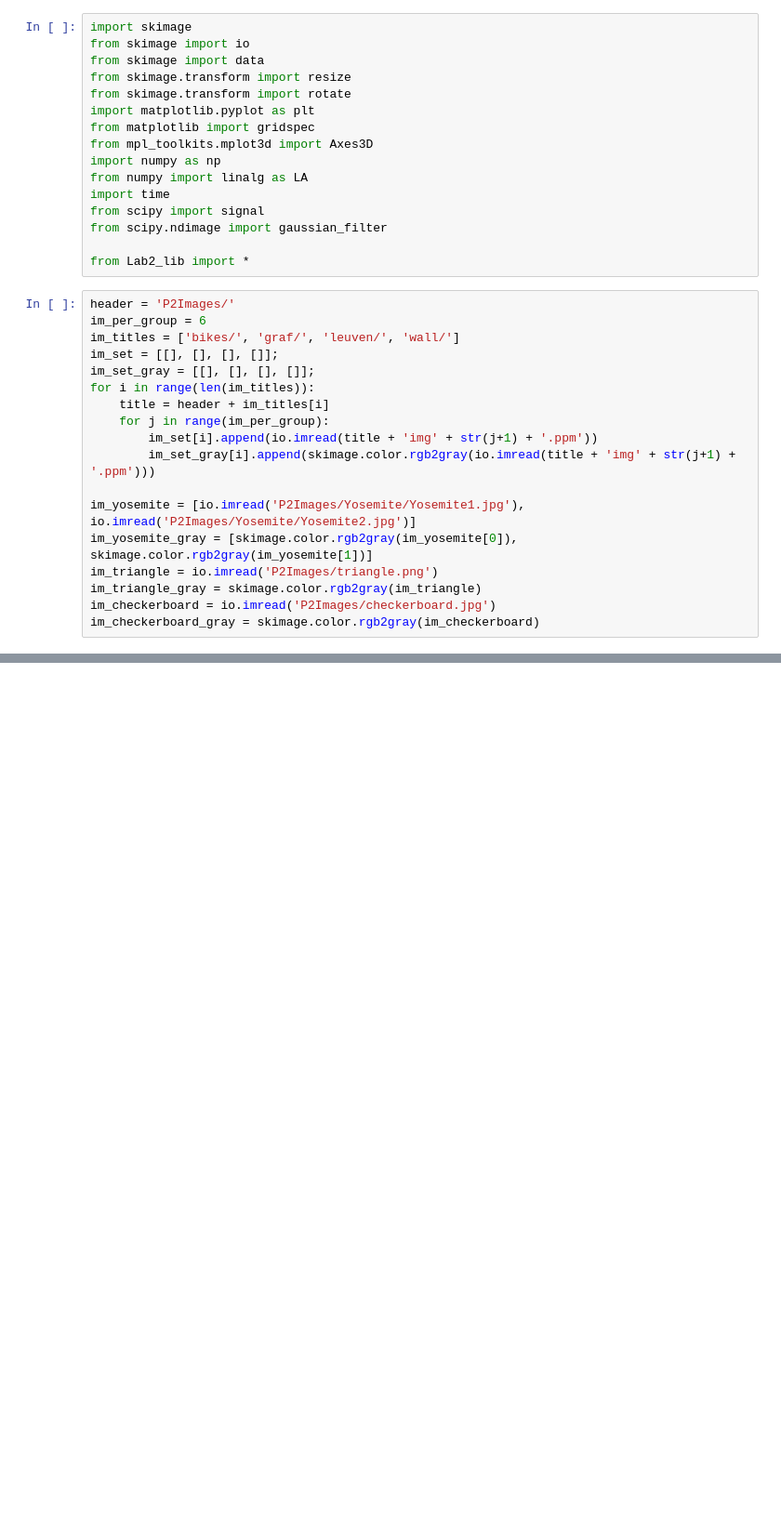
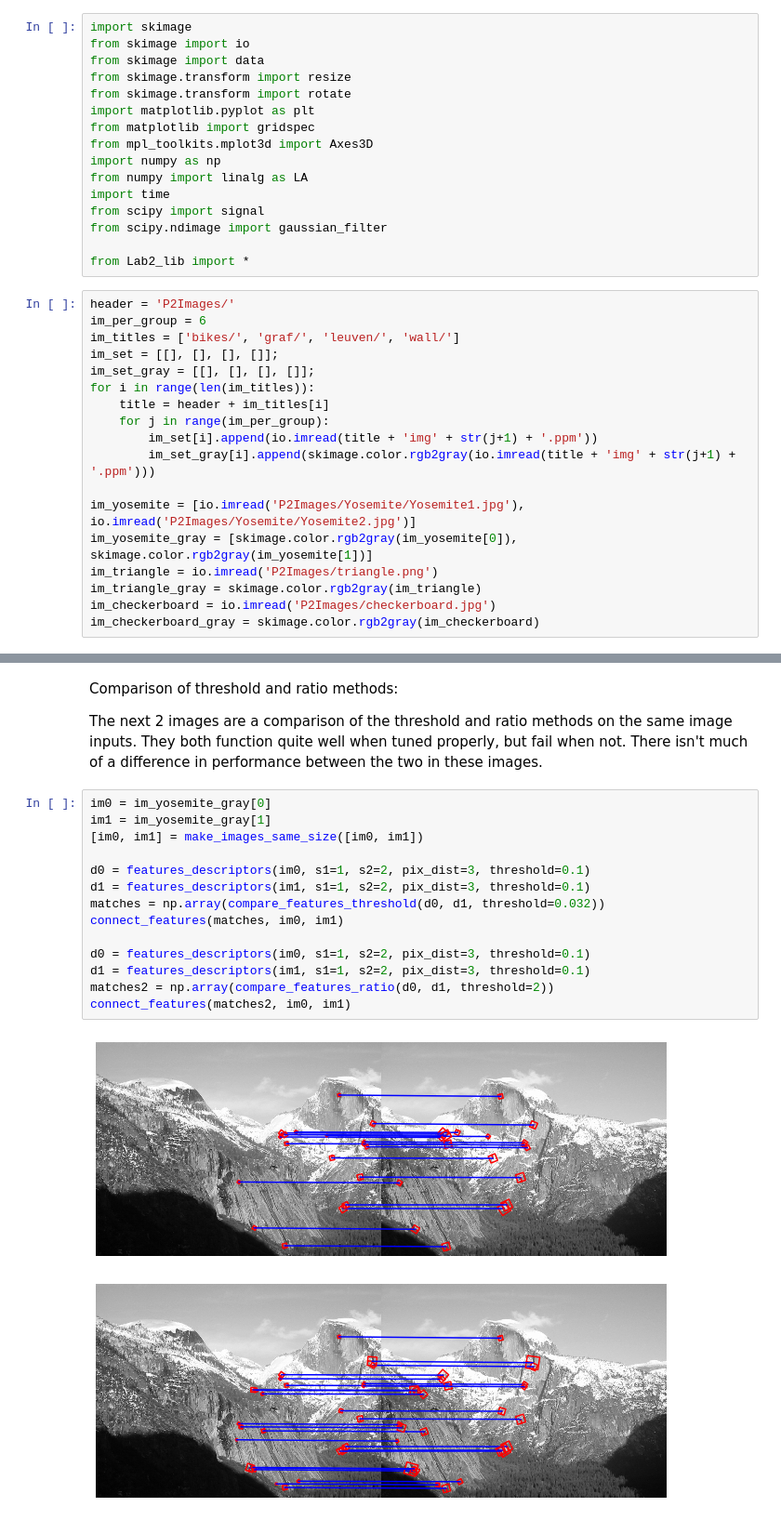
Before and after one commit to afrye51/EE541_CV, a Jupyter notebook: Lab2/Lab_2.ipynb, the cells around one changed output, grey strips where cells are left out. Shown at 93% size. Drawn from its saved outputs; the diff is of its cells as text; blank space fills up the shorter version.

```diff
--- a/Lab2/Lab_2.ipynb
+++ b/Lab2/Lab_2.ipynb
@@ -36,0 +112,21 @@ im_checkerboard_gray = skimage.color.rgb2gray(im_checkerboard)
+# %% [markdown]
+Comparison of threshold and ratio methods:
+
+The next 2 images are a comparison of the threshold and ratio methods on the same image inputs. They both function quite well when tuned properly, but fail when not. There isn't much of a difference in performance between the two in these images.
+# %%
+im0 = im_yosemite_gray[0]
+im1 = im_yosemite_gray[1]
+[im0, im1] = make_images_same_size([im0, im1])
+
+d0 = features_descriptors(im0, s1=1, s2=2, pix_dist=3, threshold=0.1)
+d1 = features_descriptors(im1, s1=1, s2=2, pix_dist=3, threshold=0.1)
+matches = np.array(compare_features_threshold(d0, d1, threshold=0.032))
+connect_features(matches, im0, im1)
+
+d0 = features_descriptors(im0, s1=1, s2=2, pix_dist=3, threshold=0.1)
+d1 = features_descriptors(im1, s1=1, s2=2, pix_dist=3, threshold=0.1)
+matches2 = np.array(compare_features_ratio(d0, d1, threshold=2))
+connect_features(matches2, im0, im1)
+# %% [output]
+[figure, added]
+[figure, added]
```
Also changed, not shown: parts of 19 cells of this notebook, 3 other files.
